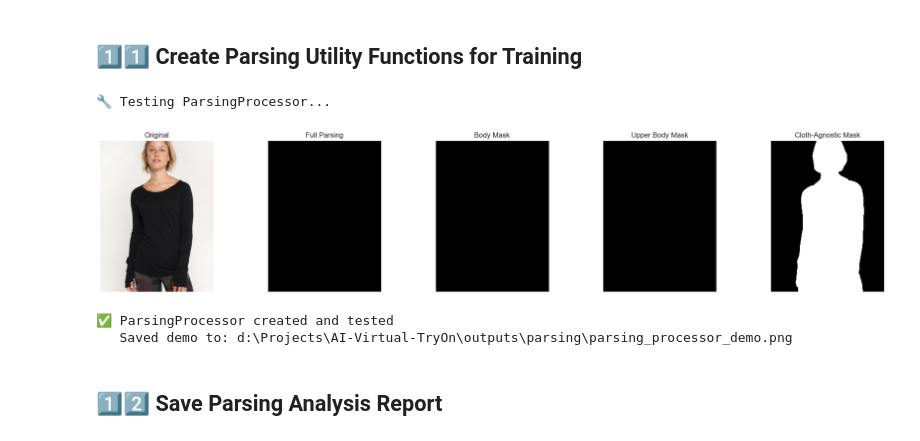
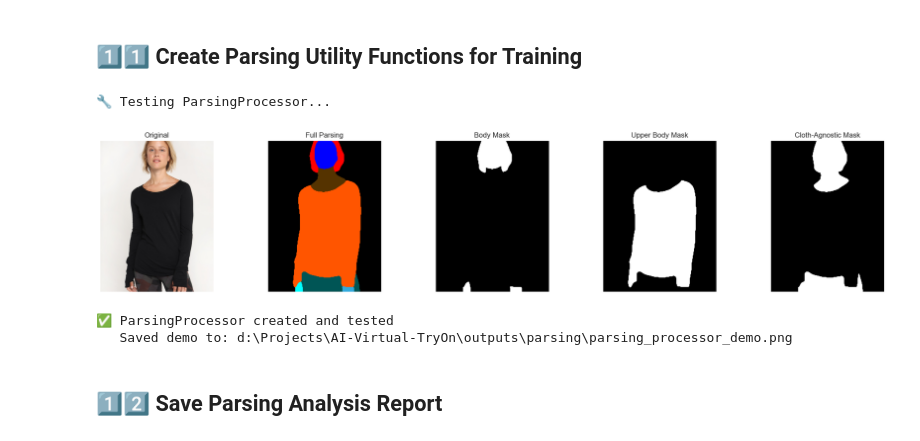
Before and after one commit to Huzaifanasir95/AI-Virtual-TryOn, a Jupyter notebook: notebooks/04_human_parsing.ipynb, the cells around one changed output. Saved outputs shown, nothing was run; the diff lists cells and outputs as text; code cells hidden in the pictures.

Commit message:
human parsing

```diff
--- a/notebooks/04_human_parsing.ipynb
+++ b/notebooks/04_human_parsing.ipynb
@@ -677,37 +677,37 @@ class ParsingProcessor:
         # Garment mask
         garment_mask = extract_garment_mask(parsing, garment_type)
         axes[3].imshow(garment_mask, cmap='gray')
         axes[3].set_title(f'{garment_type.replace("_", " ").title()} Mask')
         axes[3].axis('off')
 
         # Cloth-agnostic
         agnostic_mask = self.get_cloth_agnostic_mask(parsing, garment_type)
         axes[4].imshow(agnostic_mask, cmap='gray')
         axes[4].set_title('Cloth-Agnostic Mask')
         axes[4].axis('off')
 
         plt.tight_layout()
         return fig
 
 
 # Test the processor
 processor = ParsingProcessor(num_classes=20)
 
 sample_row = train_catalog.iloc[5]
-person_img = cv2.imread(sample_row['person_image'])
-person_img = cv2.cvtColor(person_img, cv2.COLOR_BGR2RGB)
-parsing = cv2.imread(sample_row['parse_mask'], cv2.IMREAD_GRAYSCALE)
+# Use PIL to load images - works correctly with parsing masks
+person_img = np.array(Image.open(sample_row['person_image']))
+parsing = np.array(Image.open(sample_row['parse_mask']))
 
 print("🔧 Testing ParsingProcessor...\n")
 fig = processor.visualize_comparison(person_img, parsing, 'upper_body')
 plt.savefig(output_dir / 'parsing_processor_demo.png', dpi=150, bbox_inches='tight')
 plt.show()
 
 print("\n✅ ParsingProcessor created and tested")
 print(f"   Saved demo to: {output_dir / 'parsing_processor_demo.png'}")
 # %% [output]
 🔧 Testing ParsingProcessor...
-[figure, old version]
+[figure, new version]
 ✅ ParsingProcessor created and tested
    Saved demo to: d:\Projects\AI-Virtual-TryOn\outputs\parsing\parsing_processor_demo.png
 # %% [markdown]
```
Also changed, not shown: parts of 3 cells of this notebook, 1 other file.
